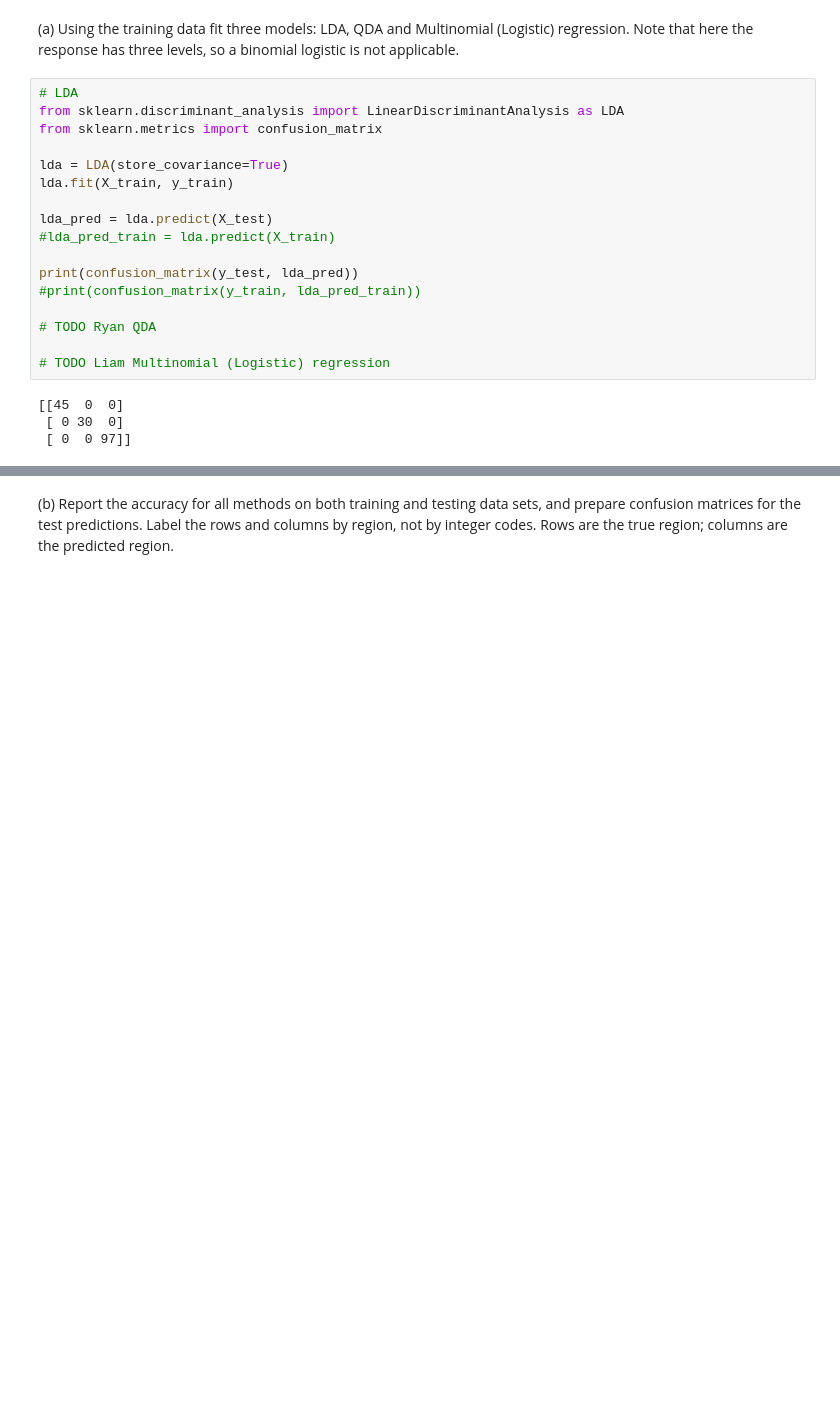
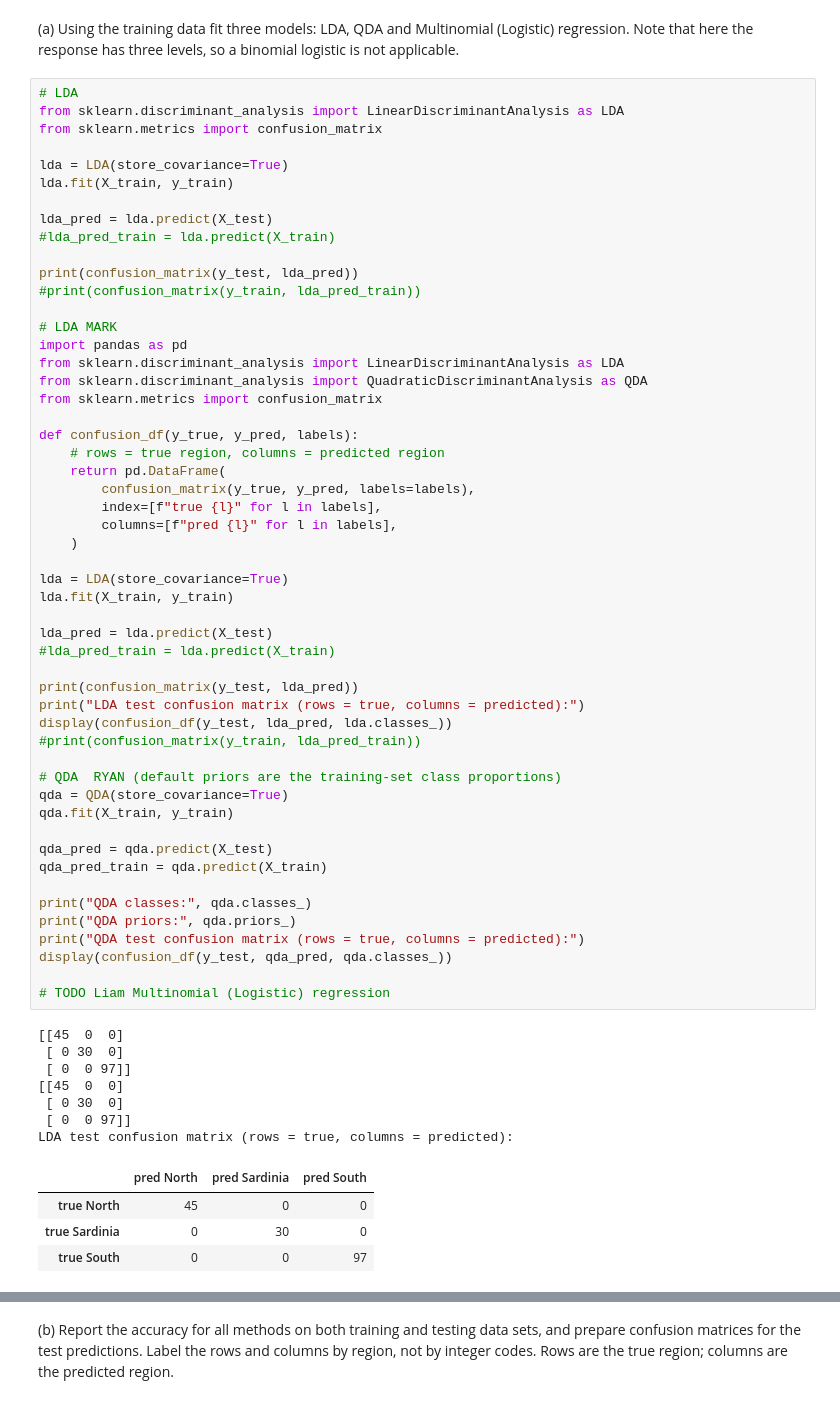
Before and after one commit to uiuc-msynowiec/cs598_psl, a Jupyter notebook: CodingAssignments/CA4/CS598_PSL_CA_4.ipynb, the cells around one changed output, grey strips where cells are left out. Drawn from its saved outputs; the diff is of its cells as text; blank space fills up the shorter version.

```diff
--- a/CodingAssignments/CA4/CS598_PSL_CA_4.ipynb
+++ b/CodingAssignments/CA4/CS598_PSL_CA_4.ipynb
@@ -85,21 +85,64 @@ Testing Split
 # %%
 # LDA
 from sklearn.discriminant_analysis import LinearDiscriminantAnalysis as LDA
 from sklearn.metrics import confusion_matrix
 
 lda = LDA(store_covariance=True)
 lda.fit(X_train, y_train)
 
 lda_pred = lda.predict(X_test)
 #lda_pred_train = lda.predict(X_train)
 
 print(confusion_matrix(y_test, lda_pred))
 #print(confusion_matrix(y_train, lda_pred_train))
 
-# TODO Ryan QDA
+# LDA MARK
+import pandas as pd
+from sklearn.discriminant_analysis import LinearDiscriminantAnalysis as LDA
+from sklearn.discriminant_analysis import QuadraticDiscriminantAnalysis as QDA
+from sklearn.metrics import confusion_matrix
+
+def confusion_df(y_true, y_pred, labels):
+    # rows = true region, columns = predicted region
+    return pd.DataFrame(
+        confusion_matrix(y_true, y_pred, labels=labels),
+        index=[f"true {l}" for l in labels],
+        columns=[f"pred {l}" for l in labels],
+    )
+
+lda = LDA(store_covariance=True)
+lda.fit(X_train, y_train)
+
+lda_pred = lda.predict(X_test)
+#lda_pred_train = lda.predict(X_train)
+
+print(confusion_matrix(y_test, lda_pred))
+print("LDA test confusion matrix (rows = true, columns = predicted):")
+display(confusion_df(y_test, lda_pred, lda.classes_))
+#print(confusion_matrix(y_train, lda_pred_train))
+
+# QDA  RYAN (default priors are the training-set class proportions)
+qda = QDA(store_covariance=True)
+qda.fit(X_train, y_train)
+
+qda_pred = qda.predict(X_test)
+qda_pred_train = qda.predict(X_train)
+
+print("QDA classes:", qda.classes_)
+print("QDA priors:", qda.priors_)
+print("QDA test confusion matrix (rows = true, columns = predicted):")
+display(confusion_df(y_test, qda_pred, qda.classes_))
 
 # TODO Liam Multinomial (Logistic) regression
 # %% [output]
 [[45  0  0]
  [ 0 30  0]
  [ 0  0 97]]
+[[45  0  0]
+ [ 0 30  0]
+ [ 0  0 97]]
+LDA test confusion matrix (rows = true, columns = predicted):
+|  | pred North | pred Sardinia | pred South |
+| true North | 45 | 0 | 0 |
+| true Sardinia | 0 | 30 | 0 |
+| true South | 0 | 0 | 97 |
```
Also changed, not shown: parts of 5 cells of this notebook.
